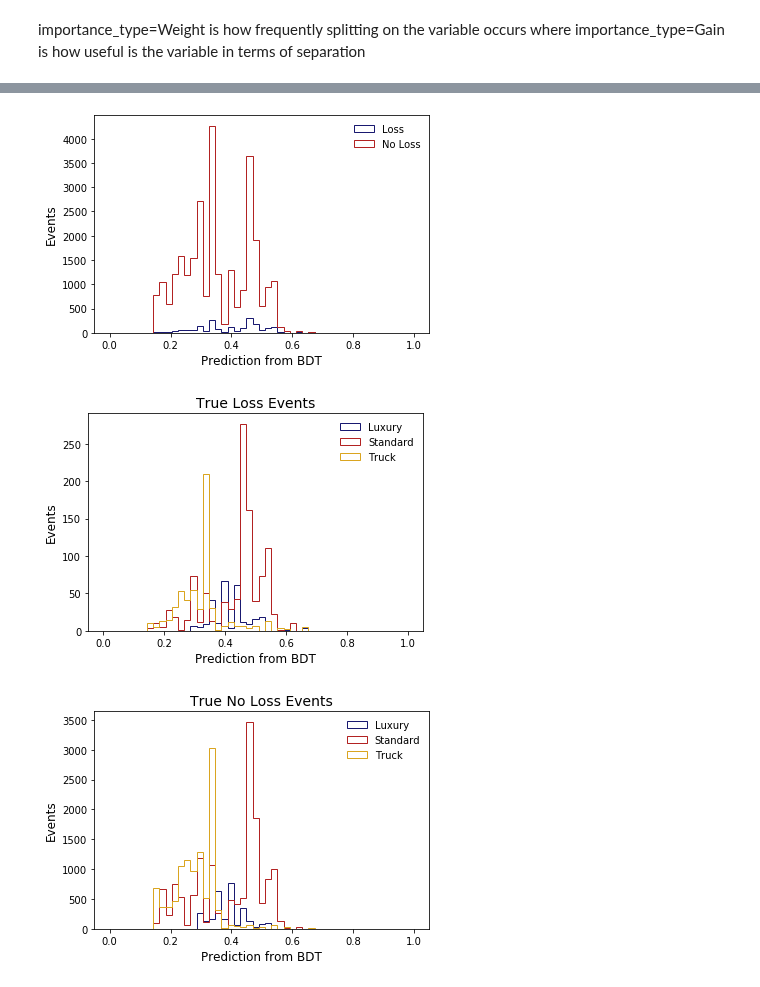
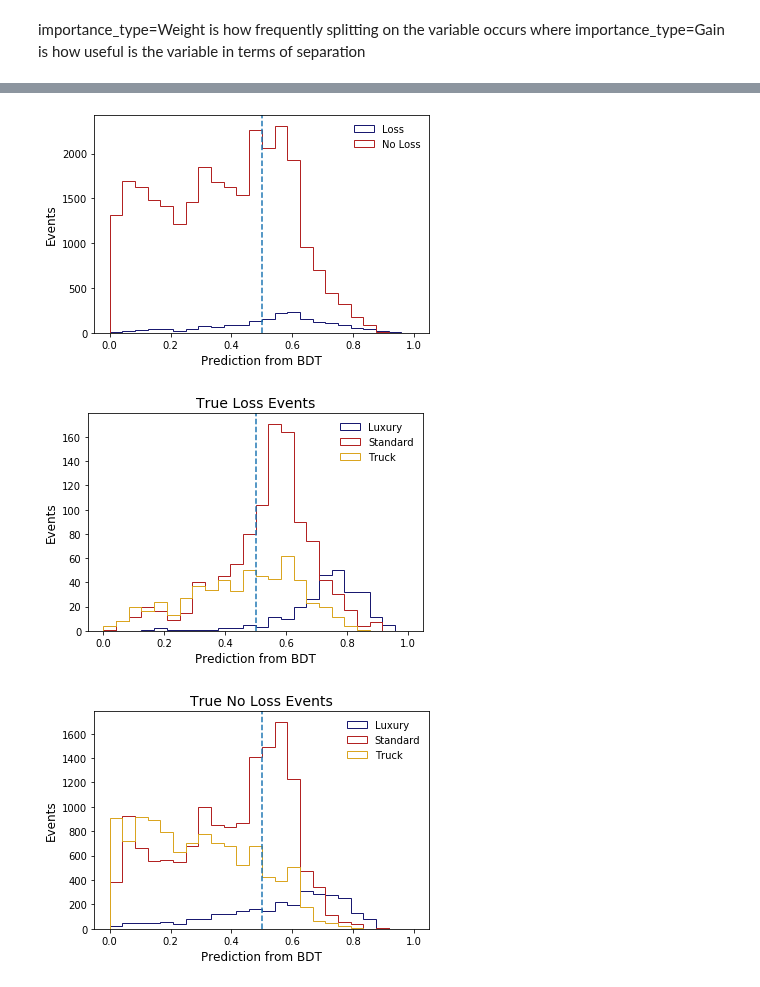
Before and after one commit to JTBarkeloo/JupyterNotebooks, a Jupyter notebook: MRM Assessment.ipynb, the cells around one changed output, grey strips where cells are left out. Saved outputs shown, nothing was run; the diff lists cells and outputs as text; code cells hidden in the pictures.

```diff
--- a/MRM Assessment.ipynb
+++ b/MRM Assessment.ipynb
@@ -530,10 +531,11 @@ ROC AUC Score:  0.5222632370586787
 # %% [markdown]
 ## BDT Model with SMOTE Resampling of Minority Class
 # %%
-X = mrm2[['age', 'inc', 'car_Luxury','car_Standard', 'car_Truck']] #'edu_High School', 'edu_College',
+X = mrm2[['age', 'inc', 'car_Standard', 'car_Truck']] #'edu_High School', 'edu_College', 'car_Luxury'
 y = mrm2['acc']
+X['inc']=X['inc'].div(1000)
 y = y.astype('bool').astype('int') #easy conversion of (0,nonzero) to (0,1)
-X_train, X_test, y_train, y_test = train_test_split(X, y, train_size=0.8)
+X_train, X_test, y_train, y_test = train_test_split(X, y, train_size=0.8,random_state=0)
 smote = SMOTE(sampling_strategy="auto")
 X_train_smote, y_train_smote = smote.fit_resample(X_train, y_train)
 np.bincount(y_train_smote)
@@ -560,12 +562,13 @@ Fraction signal: 0.062
 SMOTE: Fraction signal: 0.50
 # %%
 binary_bdt_param = {
-    "learning_rate" : 0.15,
+    "learning_rate" : 0.1,
     "max_depth" :6,
     "colsample_bytree" : 1.0,
     "subsample" : 1.0,
-    "n_estimators" : 200,
+    "n_estimators" : 1000,
     "feature_names" : features,
+    "min_samples_split" : 200,
     'objective' : 'binary:logistic' # objective function
 }
 binary_task_param = {
@@ -682,42 +683,45 @@ plt.legend(frameon=False);
 # %%
 plt.figure();
-plt.hist(binary_bdt.predict_proba(X[features][y==1])[:,1],bins=np.linspace(0,1,50),
+plt.hist(binary_bdt.predict_proba(X[features][y==1])[:,1],bins=np.linspace(0,1,25),
          histtype='step',color='midnightblue',label='Loss');
-plt.hist(binary_bdt.predict_proba(X[features][y==0])[:,1],bins=np.linspace(0,1,50),
+plt.hist(binary_bdt.predict_proba(X[features][y==0])[:,1],bins=np.linspace(0,1,25),
          histtype='step',color='firebrick',label='No Loss');
 # make the plot readable
 plt.xlabel('Prediction from BDT',fontsize=12);
 plt.ylabel('Events',fontsize=12);
+plt.axvline(x=0.5, linestyle='--')
 plt.legend(frameon=False);
 # %% [output]
-[figure, old version]
+[figure, new version]
 # %%
 plt.figure();
-plt.hist(binary_bdt.predict_proba(X[features][X['car_Luxury']==1][y==1])[:,1],bins=np.linspace(0,1,50),
+plt.hist(binary_bdt.predict_proba(X[features][X['car_Standard']==0][X['car_Truck']==0][y==1])[:,1],bins=np.linspace(0,1,25),
          histtype='step',color='midnightblue',label='Luxury');
-plt.hist(binary_bdt.predict_proba(X[features][X['car_Standard']==1][y==1])[:,1],bins=np.linspace(0,1,50),
+plt.hist(binary_bdt.predict_proba(X[features][X['car_Standard']==1][y==1])[:,1],bins=np.linspace(0,1,25),
          histtype='step',color='firebrick',label='Standard');
-plt.hist(binary_bdt.predict_proba(X[features][X['car_Truck']==1][y==1])[:,1],bins=np.linspace(0,1,50),
+plt.hist(binary_bdt.predict_proba(X[features][X['car_Truck']==1][y==1])[:,1],bins=np.linspace(0,1,25),
          histtype='step',color='goldenrod',label='Truck');
 # make the plot readable
 plt.xlabel('Prediction from BDT',fontsize=12);
 plt.ylabel('Events',fontsize=12);
 plt.title('True Loss Events',fontsize=14)
+plt.axvline(x=0.5, linestyle='--')
 plt.legend(frameon=False);
 # %% [output]
-[figure, old version]
+[figure, new version]
 # %%
 plt.figure();
-plt.hist(binary_bdt.predict_proba(X[features][X['car_Luxury']==1][y==0])[:,1],bins=np.linspace(0,1,50),
+plt.hist(binary_bdt.predict_proba(X[features][X['car_Standard']==0][X['car_Truck']==0][y==0])[:,1],bins=np.linspace(0,1,25),
          histtype='step',color='midnightblue',label='Luxury');
-plt.hist(binary_bdt.predict_proba(X[features][X['car_Standard']==1][y==0])[:,1],bins=np.linspace(0,1,50),
+plt.hist(binary_bdt.predict_proba(X[features][X['car_Standard']==1][y==0])[:,1],bins=np.linspace(0,1,25),
          histtype='step',color='firebrick',label='Standard');
-plt.hist(binary_bdt.predict_proba(X[features][X['car_Truck']==1][y==0])[:,1],bins=np.linspace(0,1,50),
+plt.hist(binary_bdt.predict_proba(X[features][X['car_Truck']==1][y==0])[:,1],bins=np.linspace(0,1,25),
          histtype='step',color='goldenrod',label='Truck');
 # make the plot readable
 plt.xlabel('Prediction from BDT',fontsize=12);
 plt.ylabel('Events',fontsize=12);
 plt.title('True No Loss Events',fontsize=14)
+plt.axvline(x=0.5, linestyle='--')
 plt.legend(frameon=False);
 # %% [output]
-[figure, old version]
+[figure, new version]
```
Also changed, not shown: parts of 13 cells of this notebook, 16 other files.
